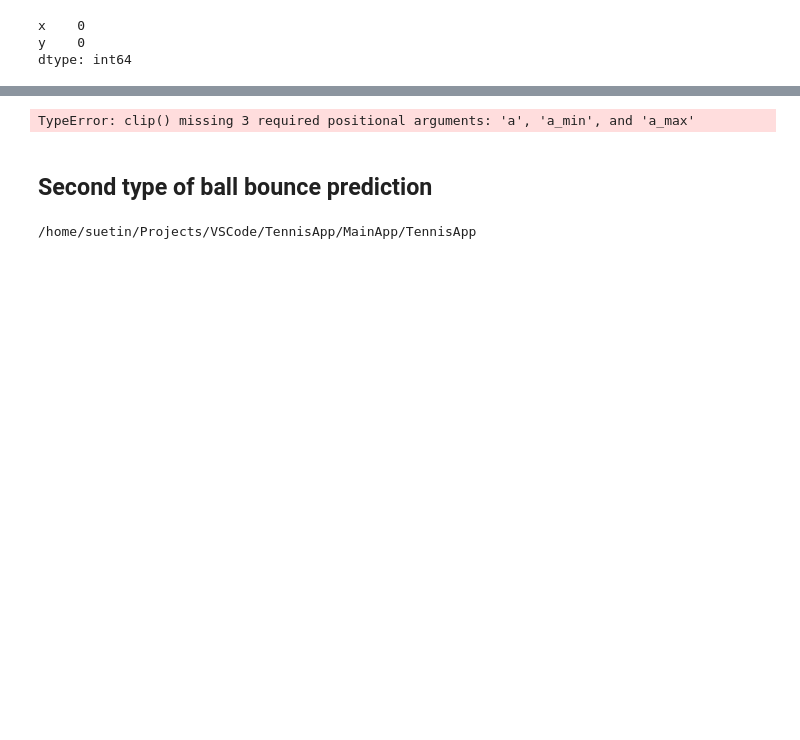
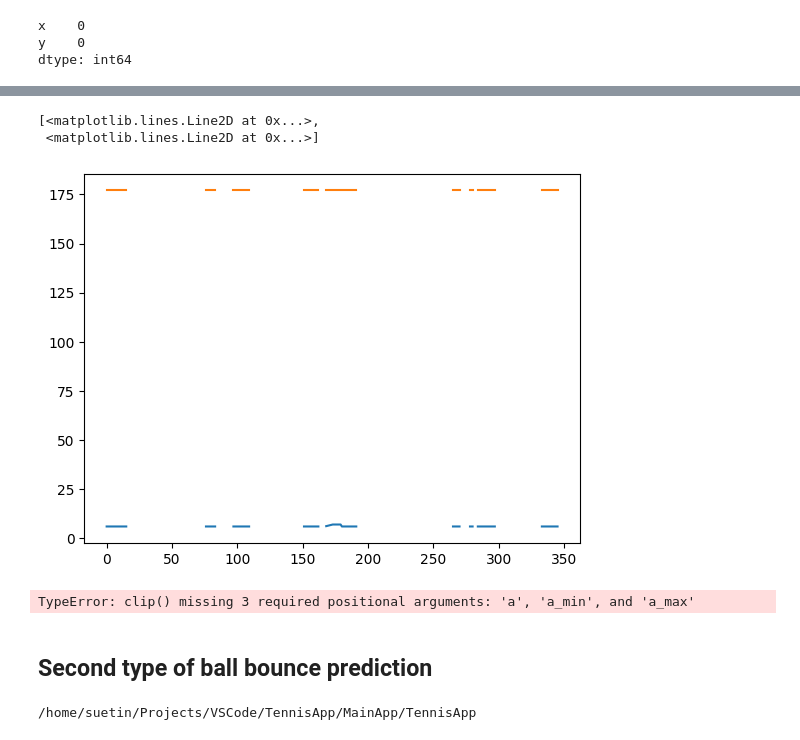
Before and after one commit to Nickolays/TennisApp, a Jupyter notebook: notebooks/ball_analysis.ipynb, the cells around one changed output, grey strips where cells are left out. Saved outputs shown, nothing was run; the diff lists cells and outputs as text; code cells hidden in the pictures; blank space fills up the shorter version.

```diff
--- a/notebooks/ball_analysis.ipynb
+++ b/notebooks/ball_analysis.ipynb
@@ -276,0 +268,20 @@ df_ball_positions[df_ball_positions['ball_hit'] == 1]
+# %%
+# distance = df_ball_positions['distance']
+# threshold = df_ball_positions['distance'][1:].quantile(0.90)
+new_ball_positions = []
+
+last_good_coordinates = df_ball_positions[['x', 'y']].values[0]
+
+for i in range(len(df_ball_positions)):
+    current_coords = df_ball_positions[['x', 'y']].values[i]
+    distance = measure_distance(current_coords, last_good_coordinates)
+    # distance = df_ball_positions['distance'][i]
+    if distance > 100:
+        new_ball_positions.append([np.nan, np.nan])
+    else:
+        last_good_coordinates = current_coords
+        new_ball_positions.append(current_coords)
+
+
+
+new_ball_positions
@@ -277,3 +306,9 @@ df_ball_positions[df_ball_positions['ball_hit'] == 1]
+# %%
+plt.plot(new_ball_positions)
+# %% [output]
+[<matplotlib.lines.Line2D at 0x...>,
+ <matplotlib.lines.Line2D at 0x...>]
+[figure, added]
 # %%
 np.clip()
 # %% [output]
```
Also changed, not shown: parts of 28 cells of this notebook, 6 other files.
